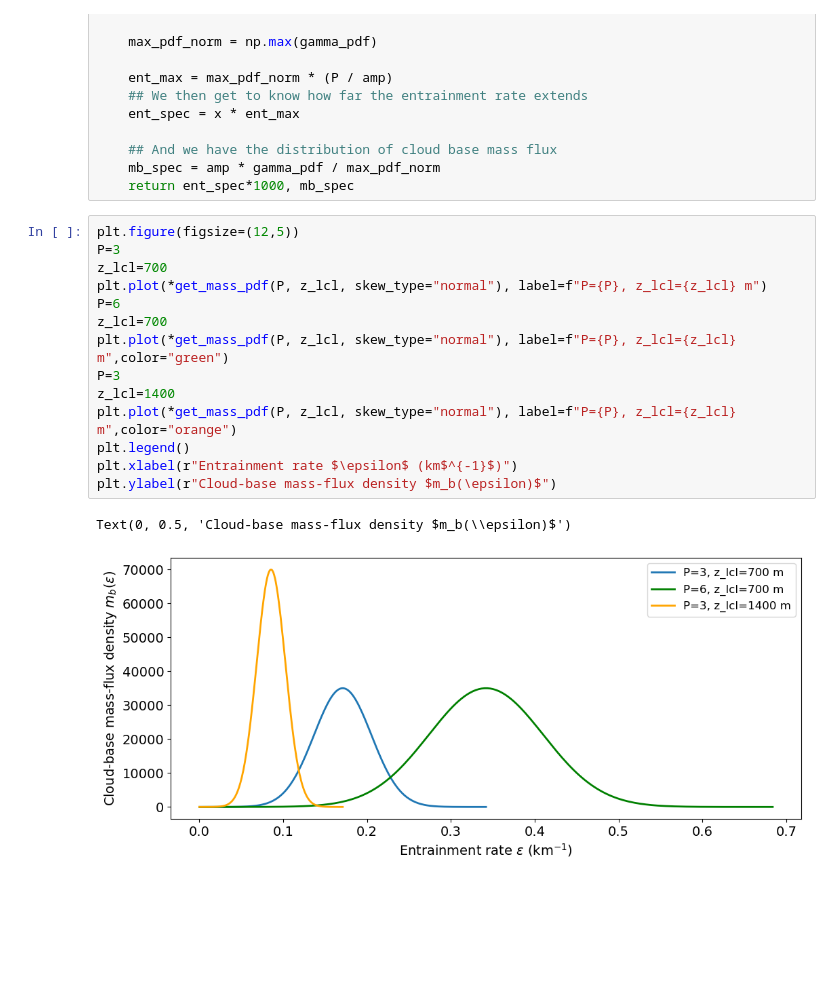
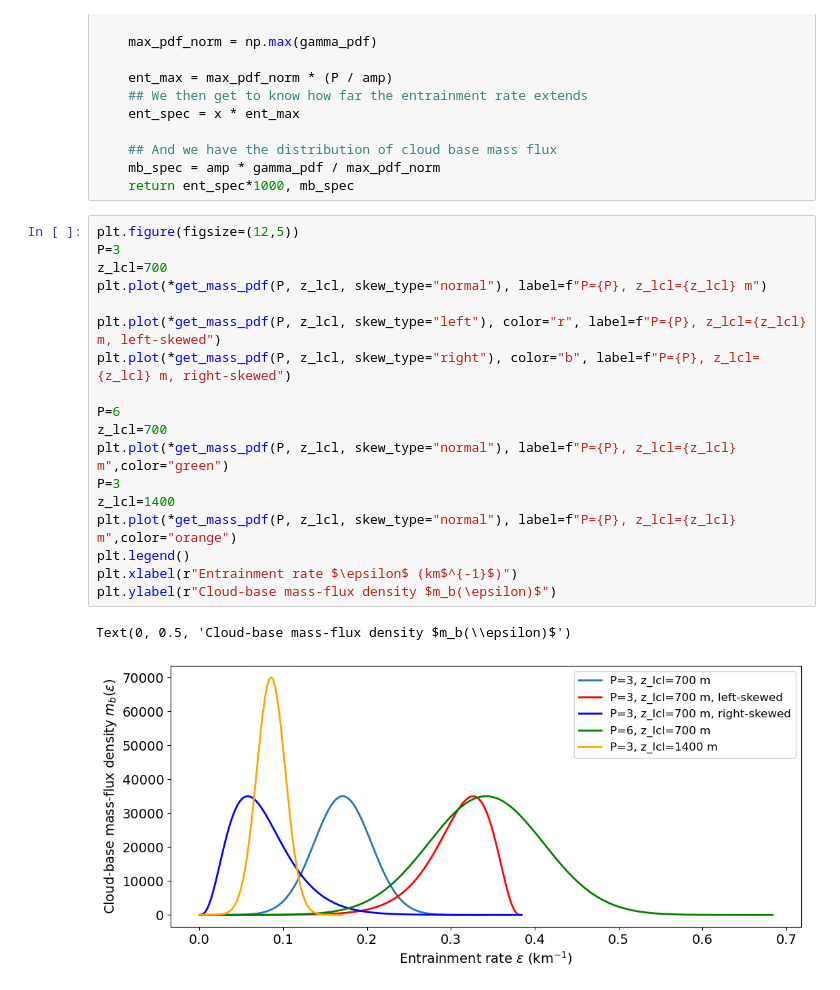
Before and after one commit to dongqi-DQ/plume_models, a Jupyter notebook: distribution_plotting.ipynb, the cells around one changed output. Drawn from its saved outputs; the diff is of its cells as text; blank space fills up the shorter version.

Commit message:
update plotting script

```diff
--- a/distribution_plotting.ipynb
+++ b/distribution_plotting.ipynb
@@ -614,20 +614,24 @@ def get_mass_pdf(P, z_lcl, skew_type="normal"):
 # %%
 plt.figure(figsize=(12,5))
 P=3
 z_lcl=700
 plt.plot(*get_mass_pdf(P, z_lcl, skew_type="normal"), label=f"P={P}, z_lcl={z_lcl} m")
+
+plt.plot(*get_mass_pdf(P, z_lcl, skew_type="left"), color="r", label=f"P={P}, z_lcl={z_lcl} m, left-skewed")
+plt.plot(*get_mass_pdf(P, z_lcl, skew_type="right"), color="b", label=f"P={P}, z_lcl={z_lcl} m, right-skewed")
+
 P=6
 z_lcl=700
 plt.plot(*get_mass_pdf(P, z_lcl, skew_type="normal"), label=f"P={P}, z_lcl={z_lcl} m",color="green")
 P=3
 z_lcl=1400
 plt.plot(*get_mass_pdf(P, z_lcl, skew_type="normal"), label=f"P={P}, z_lcl={z_lcl} m",color="orange")
 plt.legend()
 plt.xlabel(r"Entrainment rate $\epsilon$ (km$^{-1}$)")
 plt.ylabel(r"Cloud-base mass-flux density $m_b(\epsilon)$")
 # %% [output]
 Text(0, 0.5, 'Cloud-base mass-flux density $m_b(\\epsilon)$')
-[figure, old version]
+[figure, new version]
 # %%
 plt.figure(figsize=(5,7))
 P=3
```
Also changed, not shown: parts of 1 cell of this notebook.
